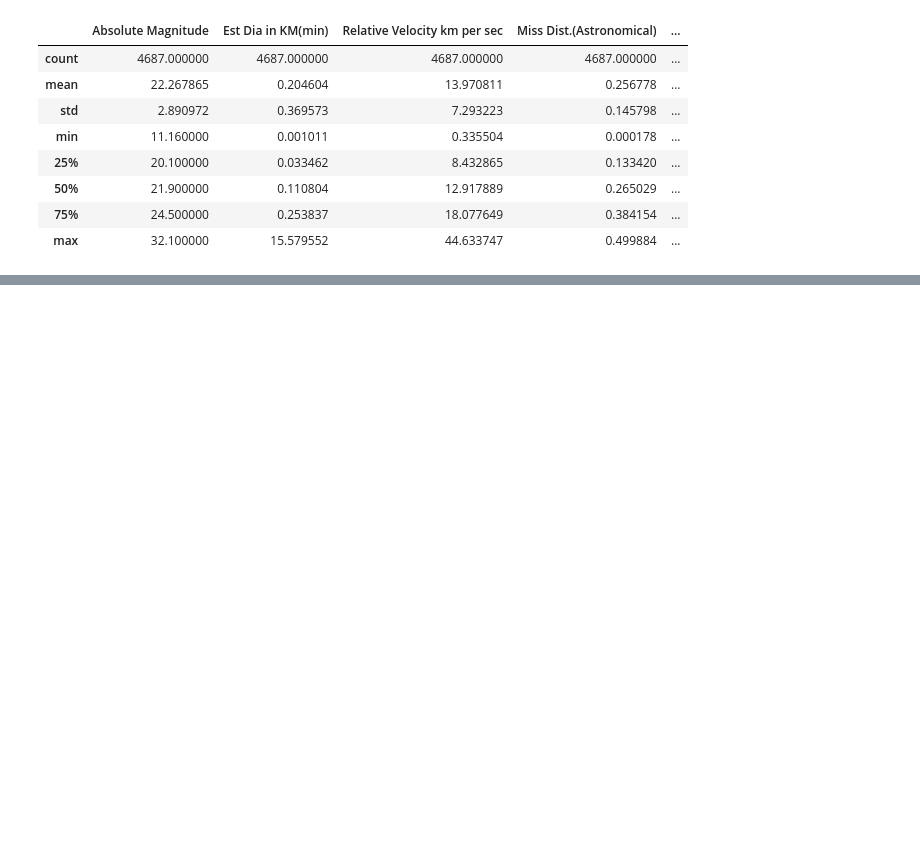
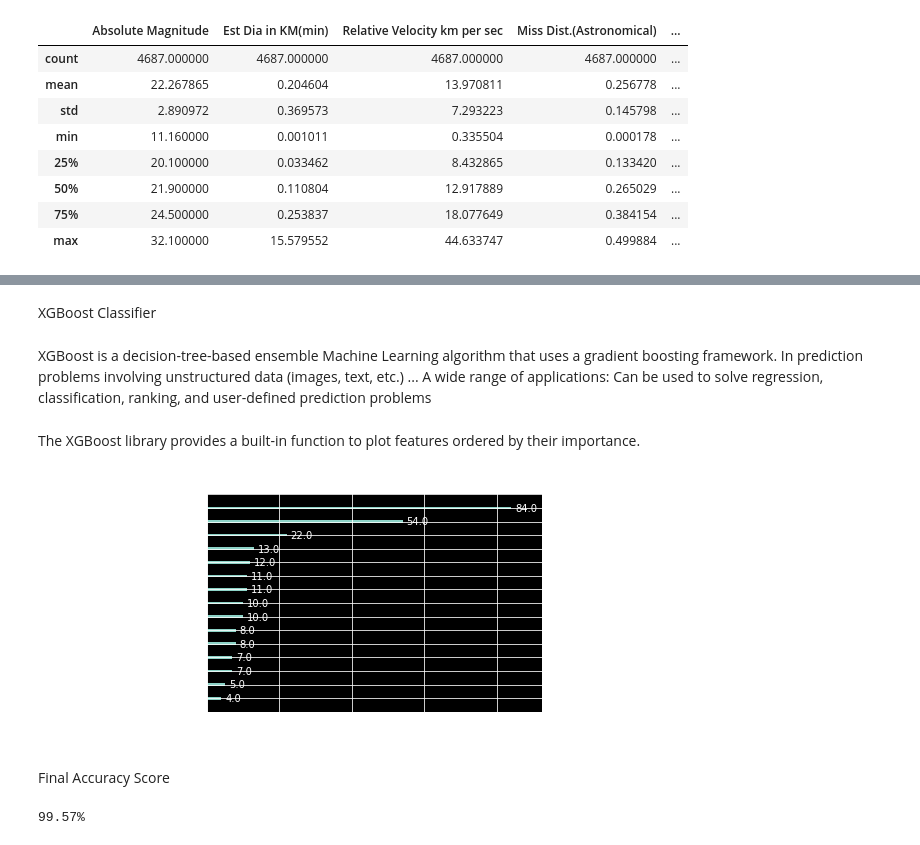
Before and after one commit to Rishiraj-singh7/NASA-Asteroids, a Jupyter notebook: main.ipynb, the cells around one changed output, grey strips where cells are left out. Drawn from its saved outputs; the diff is of its cells as text; code cells hidden in the pictures; blank space fills up the shorter version.

Commit message:
Accuracy Score

```diff
--- a/main.ipynb
+++ b/main.ipynb
@@ -222,0 +225,33 @@ df.describe()
+# %%
+x = df.drop([True], axis = 1)
+y = df[True].astype(int)
+# %%
+from sklearn.model_selection import train_test_split
+x_train, x_test, y_train, y_test = train_test_split(x, y, random_state = 0 , test_size = 0.3)
+# %% [markdown]
+XGBoost Classifier
+# %% [markdown]
+XGBoost is a decision-tree-based ensemble Machine Learning algorithm that uses a gradient boosting framework. In prediction problems involving unstructured data (images, text, etc.) ... A wide range of applications: Can be used to solve regression, classification, ranking, and user-defined prediction problems
+# %% [markdown]
+The XGBoost library provides a built-in function to plot features ordered by their importance.
+# %%
+from xgboost import XGBClassifier
+from matplotlib import pyplot
+from xgboost import plot_importance
+
+xbg_model = XGBClassifier()
+xbg_model.fit(x_train, y_train)
+plot_importance(xbg_model)
+pyplot.show()
+# %% [output]
+[figure, added]
+# %% [markdown]
+Final Accuracy Score
+# %%
+from sklearn.metrics import accuracy_score
+
+predictions = xbg_model.predict(x_test)
+acc = accuracy_score(y_test, predictions)
+print(str(np.round(acc*100, 2))+'%')
+# %% [output]
+99.57%
```
Also changed, not shown: parts of 1 cell of this notebook.
